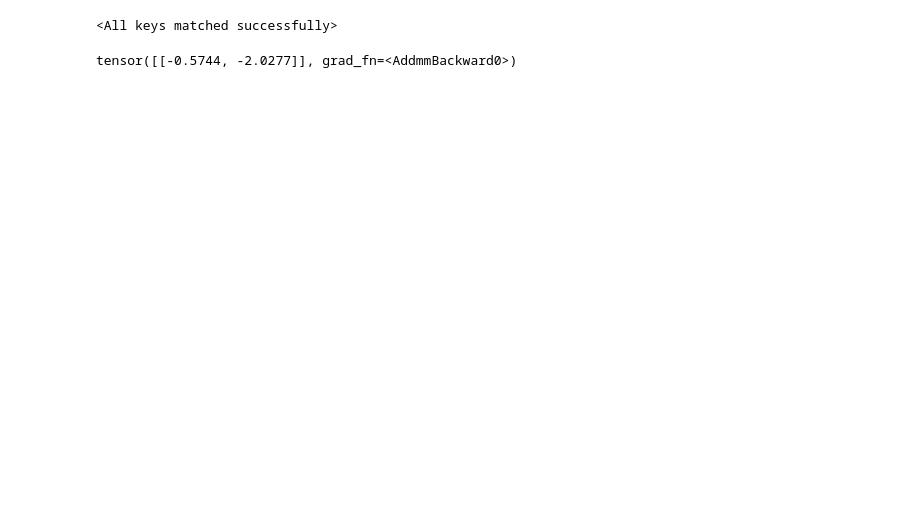
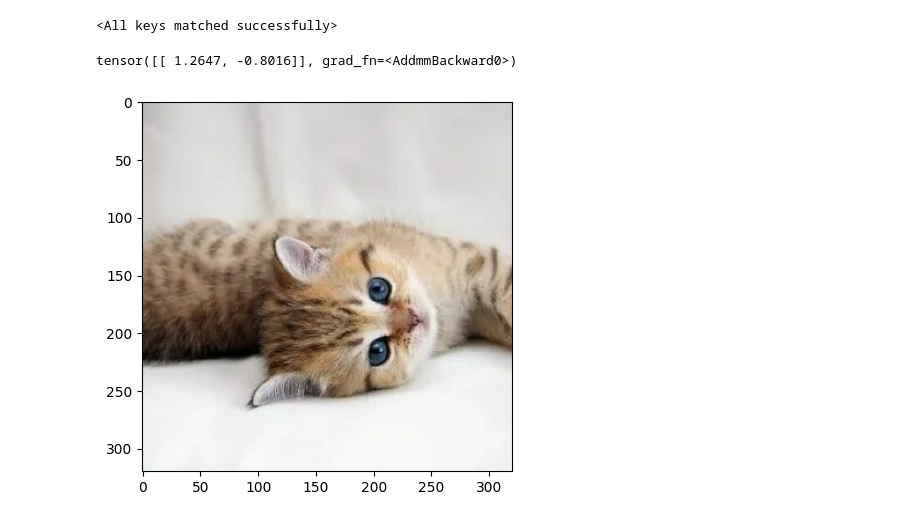
Before and after one commit to AnnaVerh04/lab-python, a Jupyter notebook: Model training and testing.ipynb, the cells around one changed output. Saved outputs shown, nothing was run; the diff lists cells and outputs as text; code cells hidden in the pictures; blank space fills up the shorter version.

```diff
--- a/Model training and testing.ipynb
+++ b/Model training and testing.ipynb
@@ -752,15 +792,21 @@ mymodel.load_state_dict(torch.load(os.path.join("C:/Users/Professional/Desktop/l
 # %%
 import random
 from PIL import Image
 
+list_files = os.listdir(test_path)
+file = list_files[random.randint(0,len(list_files)-1)]
 
-img_path = os.path.join(test_path, f'{i}.jpg')
+img_path = os.path.join(test_path, file)
 
 img = Image.open(img_path)
 img_transformed = test_transforms(img).unsqueeze(dim=0)
 
 output = mymodel(img_transformed)
 
+img = Image.open(img_path)
+plt.imshow(img)
+
 output
 # %% [output]
-tensor([[-0.5744, -2.0277]], grad_fn=<AddmmBackward0>)
+tensor([[ 1.2647, -0.8016]], grad_fn=<AddmmBackward0>)
+[figure, added]
```
Also changed, not shown: parts of 21 cells of this notebook, 1 other file.
